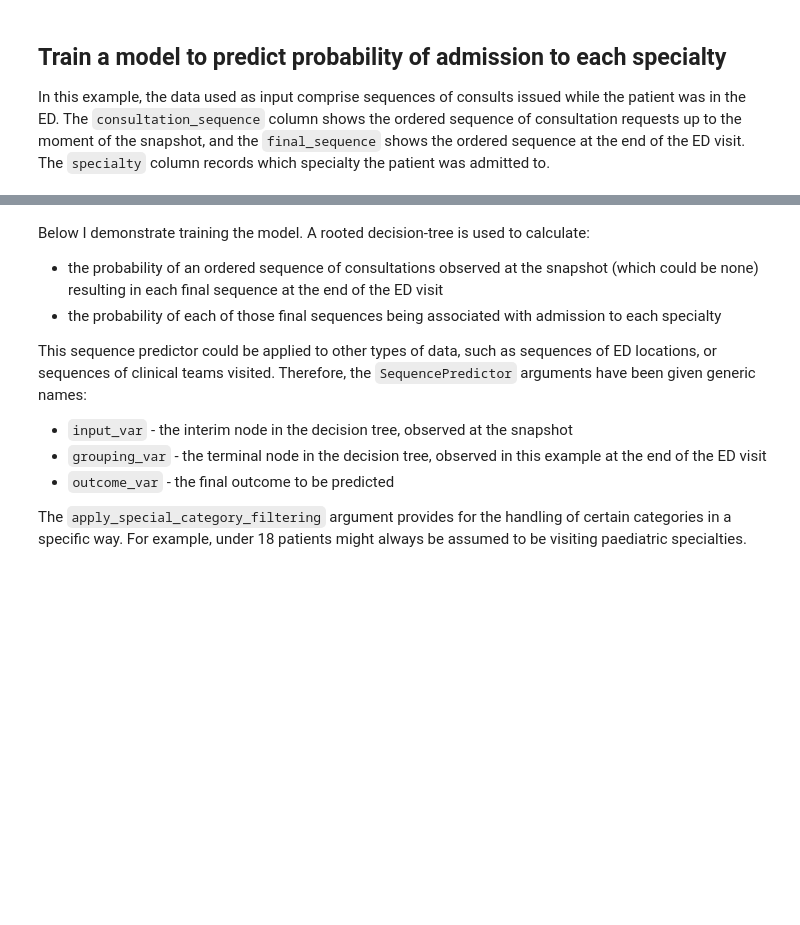
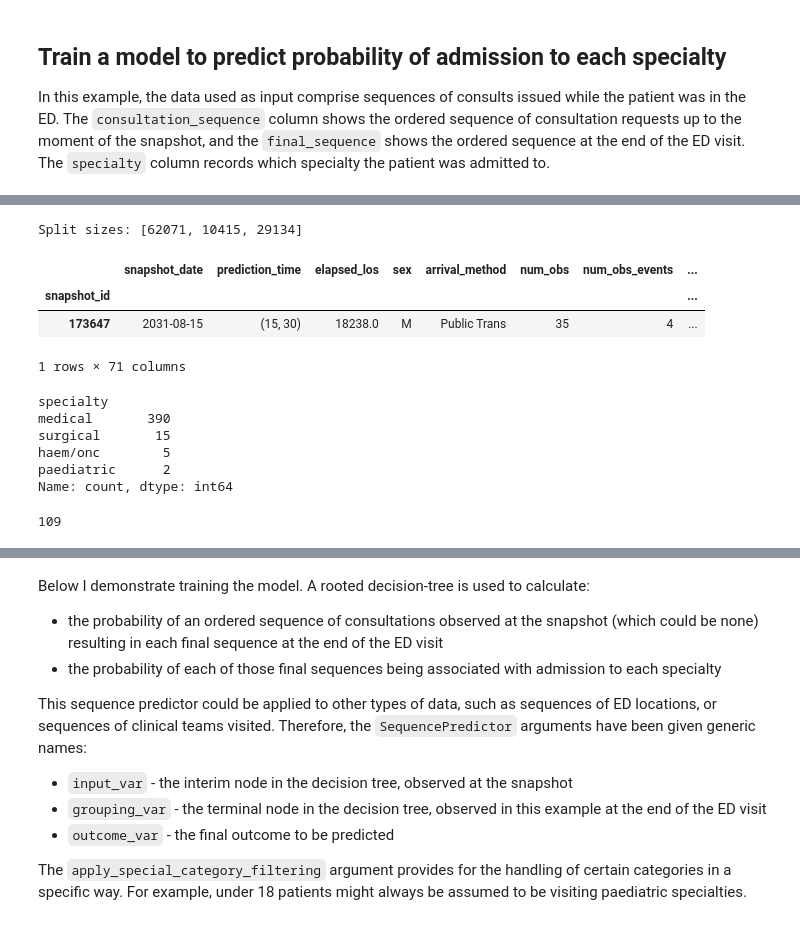
Before and after one commit to UCL-CORU/patientflow, a Jupyter notebook: notebooks/3d_Predict_bed_counts_for_subgroups.ipynb, the cells around one changed output, grey strips where cells are left out. Drawn from its saved outputs; the diff is of its cells as text; code cells hidden in the pictures; blank space fills up the shorter version.

```diff
--- a/notebooks/3d_Predict_bed_counts_for_subgroups.ipynb
+++ b/notebooks/3d_Predict_bed_counts_for_subgroups.ipynb
@@ -85,0 +86,43 @@ ed_visits[(ed_visits.is_admitted) & (ed_visits.prediction_time == (9,30))][['con
+# %%
+ed_visits['temp_consultation_sequence'] = ed_visits['consultation_sequence'].apply(
+    lambda x: x[0].strip("'") if isinstance(x, (list, tuple)) and len(x) > 0 else None
+)
+
+ed_visits['temp_final_sequence'] = ed_visits['final_sequence'].apply(
+    lambda x: x[0].strip("'") if isinstance(x, (list, tuple)) and len(x) > 0 else None
+)
+# create the temporal splits
+train_visits, valid_visits, test_visits = create_temporal_splits(
+    ed_visits,
+    start_training_set,
+    start_validation_set,
+    start_test_set,
+    end_test_set,
+    col_name="snapshot_date", # states which column contains the date to use when making the splits
+    visit_col="visit_number", # states which column contains the visit number to use when making the splits
+
+)
+
+train_visits[train_visits['temp_consultation_sequence'] == 'medical']['temp_final_sequence'].value_counts().head(20)
+train_visits[(train_visits['temp_consultation_sequence'] == 'medical') & (train_visits['temp_final_sequence'] == 'surgical')]#['consultation_sequence']
+# %% [output]
+Split sizes: [62071, 10415, 29134]
+|  | snapshot_date | prediction_time | elapsed_los | sex | arrival_method | num_obs | num_obs_events | ... |
+| snapshot_id |  |  |  |  |  |  |  | ... |
+| 173647 | 2031-08-15 | (15, 30) | 18238.0 | M | Public Trans | 35 | 4 | ... |
+1 rows × 71 columns
+# %%
+ed_visits['temp_consultation_sequence'].value_counts().head(20)
+ed_visits[ed_visits['temp_final_sequence'] == 'medical']['specialty'].value_counts()
+# %% [output]
+specialty
+medical       390
+surgical       15
+haem/onc        5
+paediatric      2
+Name: count, dtype: int64
+# %%
+len(train_visits[(train_visits['temp_consultation_sequence'] == 'medical')   & (train_visits['is_admitted'] == True)])
+len(train_visits[(train_visits['is_admitted'] == True) & (~train_visits['specialty'].isnull()) & (train_visits['temp_final_sequence'] == 'mental_health') ])
+# %% [output]
+109
```
Also changed, not shown: parts of 6 cells of this notebook, 1 other file.
